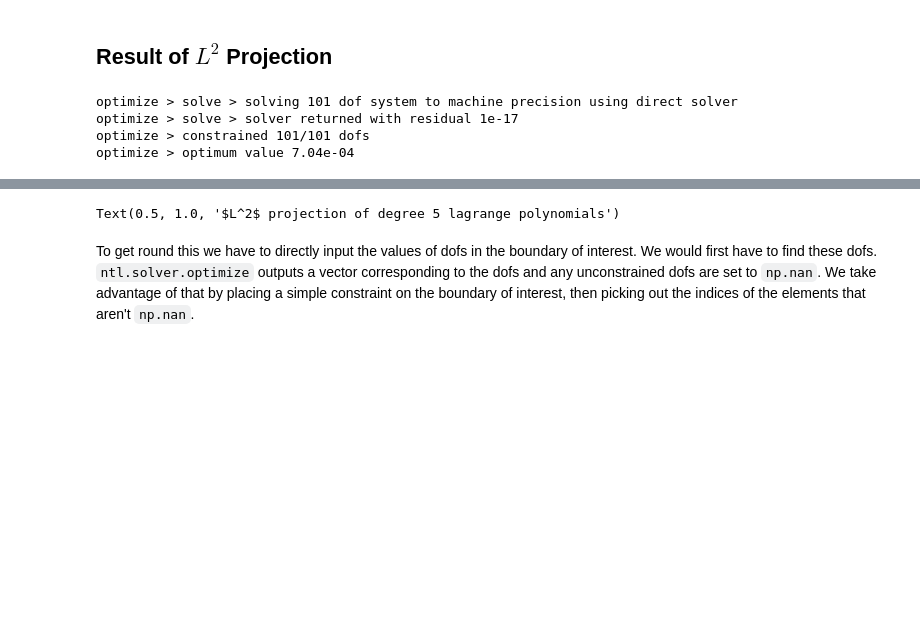
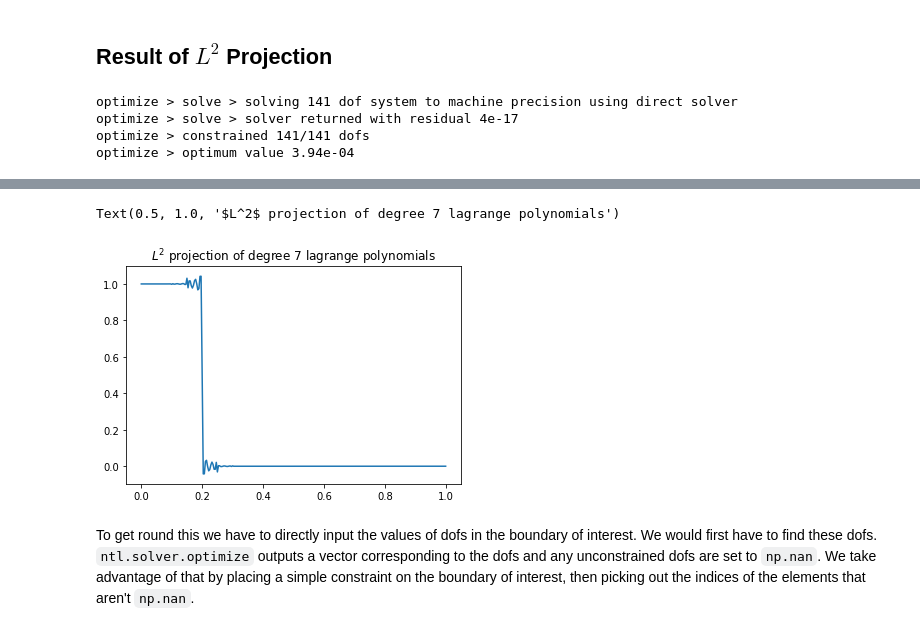
Before and after one commit to fabaidoo/AdvectionDominatedSkewMesh, a Jupyter notebook: ADSM Nodal interpolation.ipynb, the cells around one changed output, grey strips where cells are left out. Saved outputs shown, nothing was run; the diff lists cells and outputs as text; code cells hidden in the pictures; blank space fills up the shorter version.

```diff
--- a/ADSM Nodal interpolation.ipynb
+++ b/ADSM Nodal interpolation.ipynb
@@ -9,9 +9,9 @@ import nutils as ntl
 import numpy as np
 import matplotlib.pyplot as plt
 
-%matplotlib notebook
+%matplotlib inline
 
-degree = 5 #degree of basis functions
+degree = 7 #degree of basis functions
 nelems = 20 #number of elements
 
 topo, geom =  ntl.mesh.rectilinear([np.linspace(0,1, nelems+1)])
@@ -39,7 +39,7 @@ ax = fig.add_subplot(111)
 plt.plot(x, u)
 ax.set_title(string)
 # %% [output]
-optimize > solve > solving 101 dof system to machine precision using direct solver
-optimize > solve > solver returned with residual 1e-17
-optimize > constrained 101/101 dofs
-optimize > optimum value 7.04e-04
+optimize > solve > solving 141 dof system to machine precision using direct solver
+optimize > solve > solver returned with residual 4e-17
+optimize > constrained 141/141 dofs
+optimize > optimum value 3.94e-04
@@ -48,4 +46,5 @@ optimize > optimum value 7.04e-04
-Text(0.5, 1.0, '$L^2$ projection of degree 5 lagrange polynomials')
+Text(0.5, 1.0, '$L^2$ projection of degree 7 lagrange polynomials')
+[figure, added]
 # %% [markdown]
 To get round this we have to directly input the values of dofs in the boundary of interest. We would first have to find these dofs.  `ntl.solver.optimize` outputs a vector corresponding to the dofs and any unconstrained dofs are set to `np.nan`. We take advantage of that by placing a simple constraint on the boundary of interest, then picking out the indices of the elements that aren't `np.nan`.
 # %%
```
Also changed, not shown: parts of 3 cells of this notebook.
